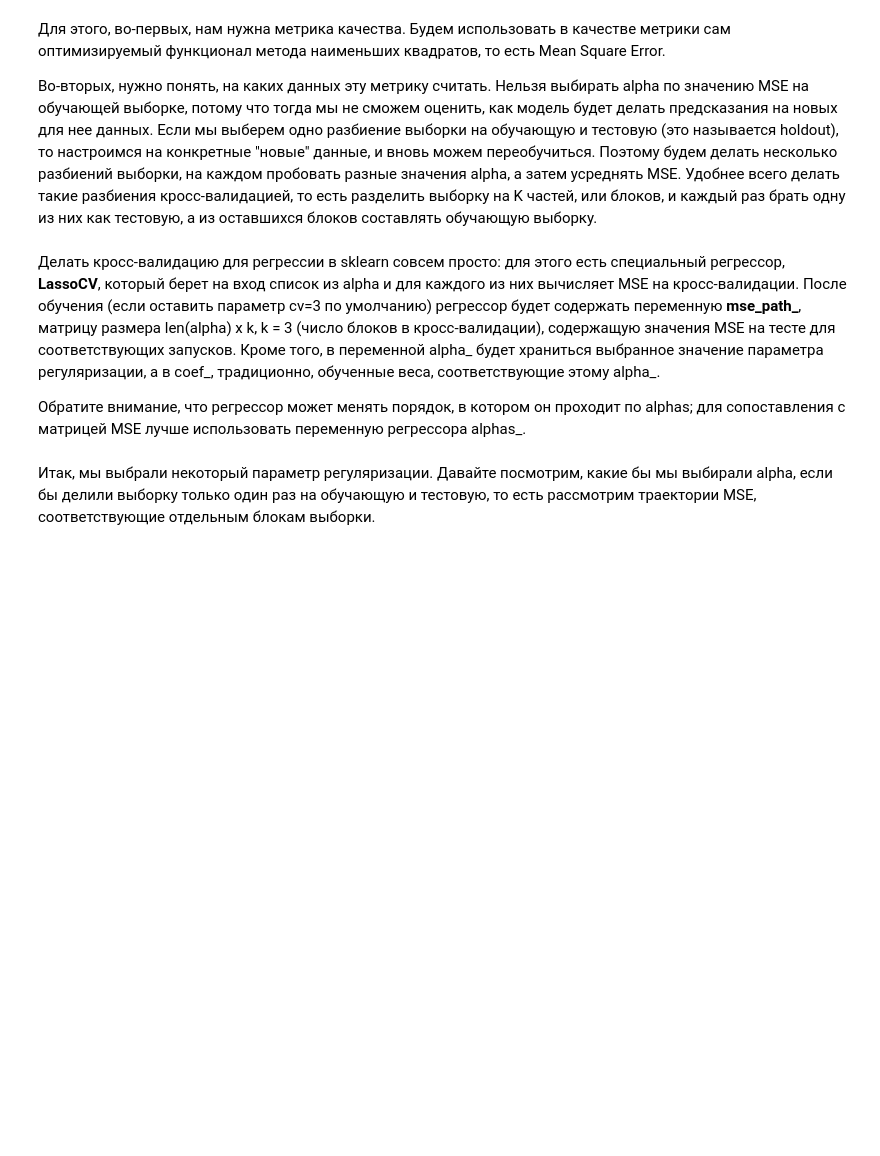
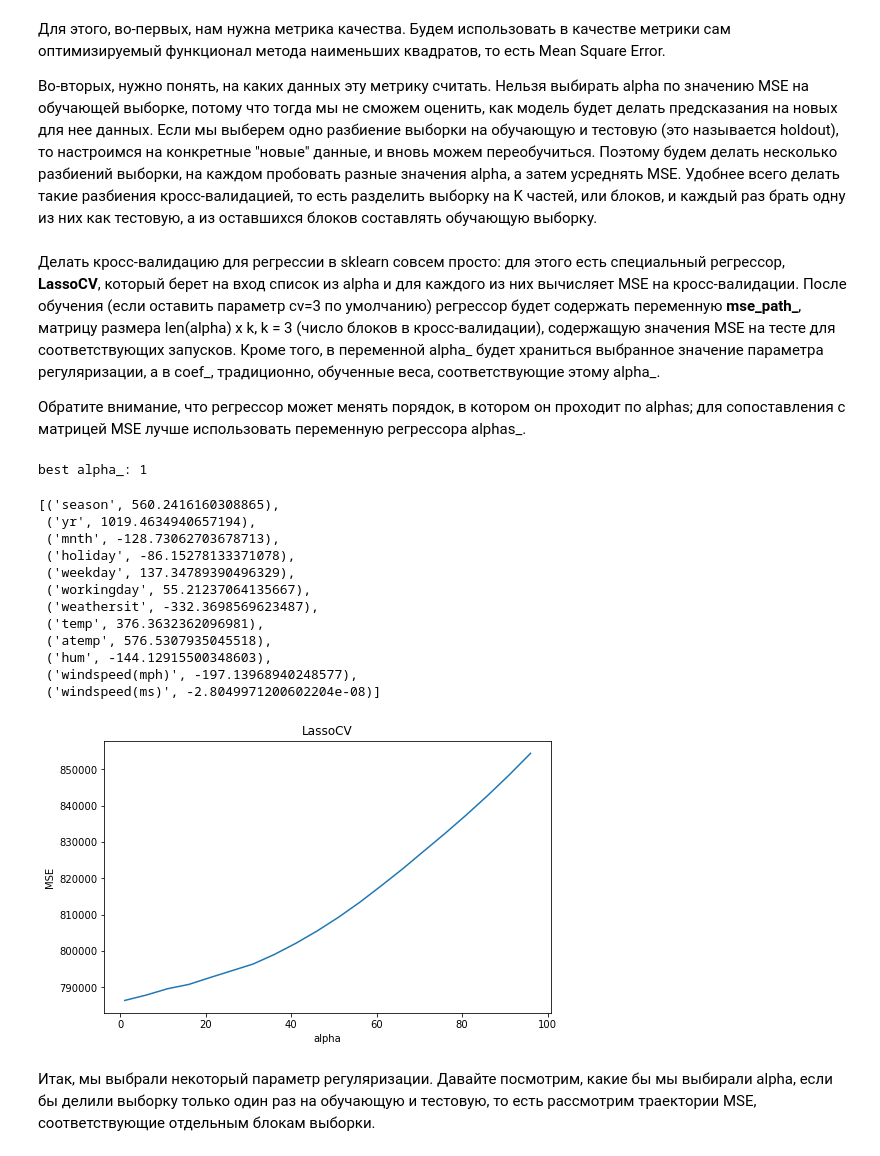
Before and after one commit to barklan-junk-yard/coursera_yandex_ml, a Jupyter notebook: 2_course [Supervised Learning]/Week 2 [Fighting Overfitting]/OverfittingTask.ipynb, the cells around one changed output. Drawn from its saved outputs; the diff is of its cells as text; code cells hidden in the pictures; blank space fills up the shorter version.

```diff
--- a/2_course [Supervised Learning]/Week 2 [Fighting Overfitting]/OverfittingTask.ipynb
+++ b/2_course [Supervised Learning]/Week 2 [Fighting Overfitting]/OverfittingTask.ipynb
@@ -295,9 +290,40 @@ from sklearn.linear_model import LassoCV
 # %%
 # Код 3.2 (1 балл)
 # Обучите регрессор LassoCV на всех параметрах регуляризации из alpha
 # Постройте график _усредненного_ по строкам MSE в зависимости от alpha.
 # Выведите выбранное alpha, а также пары "признак-коэффициент" для обученного вектора коэффициентов
 alphas = np.arange(1, 100, 5)
+
+lassocv_regressor = LassoCV(alphas=alphas)
+lassocv_regressor.fit(X, y)
+mse_path = lassocv_regressor.mse_path_
+regressor_alphas = lassocv_regressor.alphas_
+mse_results = [np.mean(row) for row in mse_path]
+
+plt.figure(figsize=(8, 5))
+plt.plot(regressor_alphas, mse_results, label="MSE")
+plt.xlabel("alpha")
+plt.ylabel("MSE")
+plt.title("LassoCV")
+
+print("best alpha_: {}".format(lassocv_regressor.alpha_))
+
+list(zip(df.columns[:-1], lassocv_regressor.coef_))
+# %% [output]
+best alpha_: 1
+[('season', 560.2416160308865),
+ ('yr', 1019.4634940657194),
+ ('mnth', -128.73062703678713),
+ ('holiday', -86.15278133371078),
+ ('weekday', 137.34789390496329),
+ ('workingday', 55.21237064135667),
+ ('weathersit', -332.3698569623487),
+ ('temp', 376.3632362096981),
+ ('atemp', 576.5307935045518),
+ ('hum', -144.12915500348603),
+ ('windspeed(mph)', -197.13968940248577),
+ ('windspeed(ms)', -2.8049971200602204e-08)]
+[figure, added]
 # %% [markdown]
 Итак, мы выбрали некоторый параметр регуляризации. Давайте посмотрим, какие бы мы выбирали alpha, если бы делили выборку только один раз на обучающую и тестовую, то есть рассмотрим траектории MSE, соответствующие отдельным блокам выборки.
 # %%
```
Also changed, not shown: parts of 4 cells of this notebook, 3 other files.
